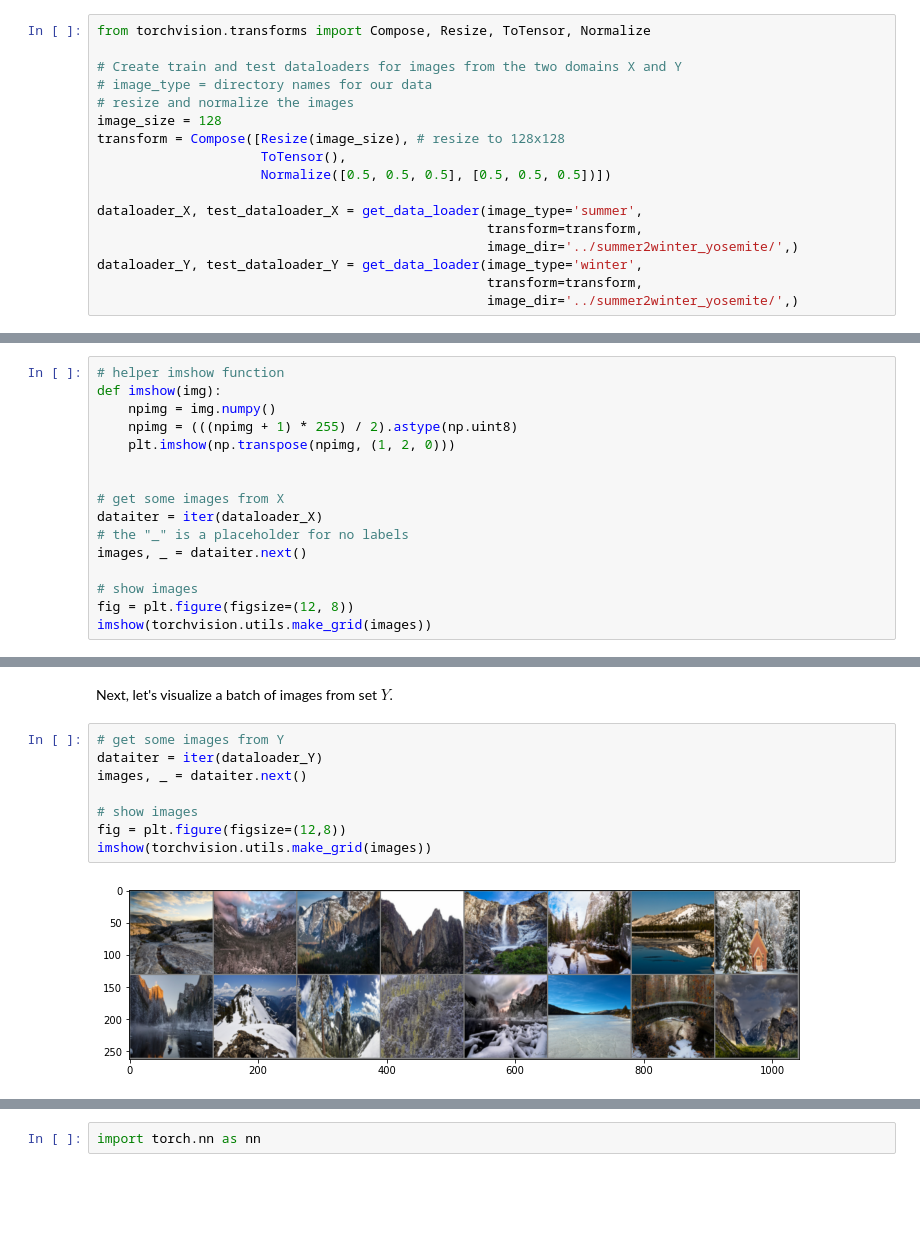
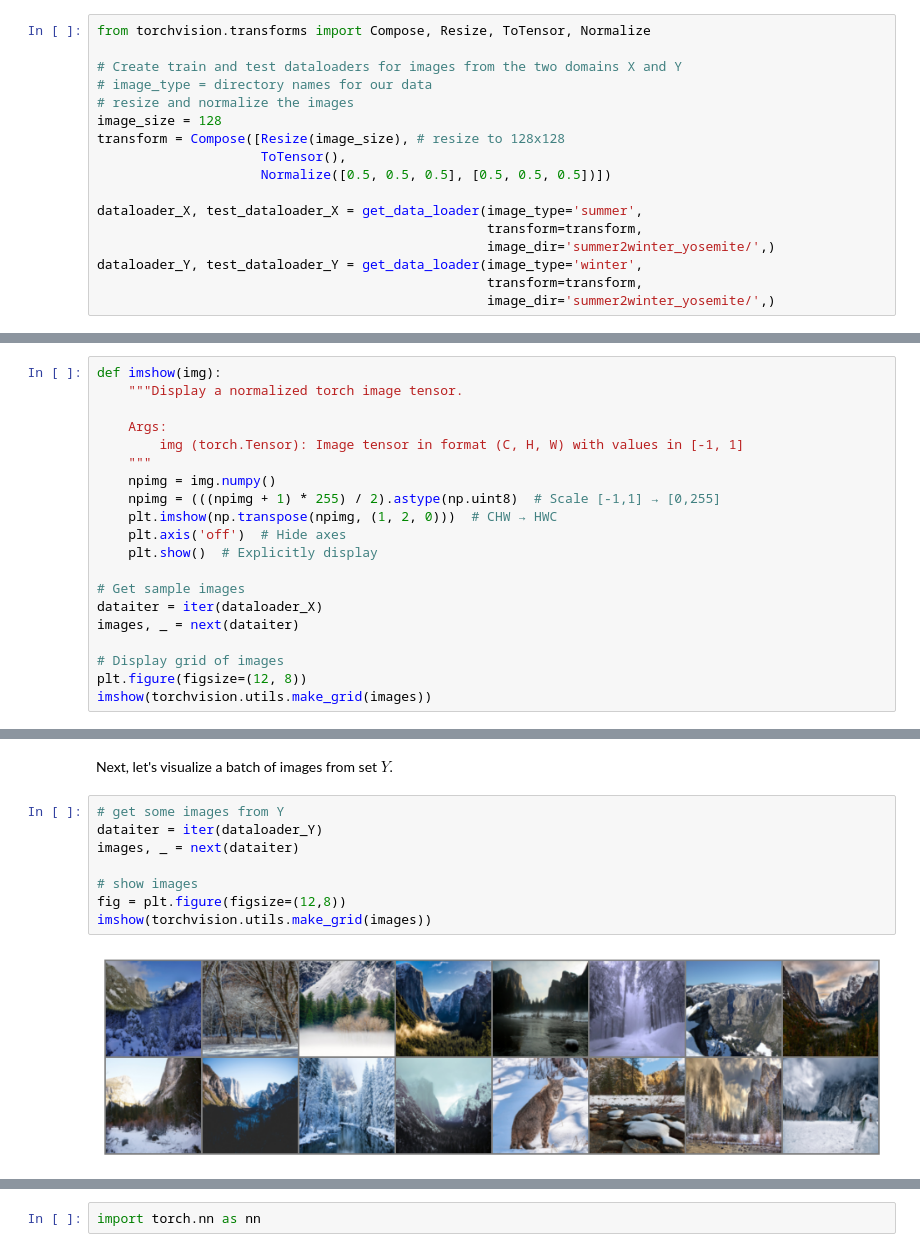
Before and after one commit to Chaklader/face_generation, a Jupyter notebook: lectures/CycleGAN/CycleGAN_Solution.ipynb, the cells around one changed output, grey strips where cells are left out. Saved outputs shown, nothing was run; the diff lists cells and outputs as text; blank space fills up the shorter version.

```diff
--- a/lectures/CycleGAN/CycleGAN_Solution.ipynb
+++ b/lectures/CycleGAN/CycleGAN_Solution.ipynb
@@ -238,7 +238,7 @@ transform = Compose([Resize(image_size), # resize to 128x128
 
 dataloader_X, test_dataloader_X = get_data_loader(image_type='summer',
                                                   transform=transform,
-                                                  image_dir='../summer2winter_yosemite/',)
+                                                  image_dir='summer2winter_yosemite/',)
 dataloader_Y, test_dataloader_Y = get_data_loader(image_type='winter',
                                                   transform=transform,
-                                                  image_dir='../summer2winter_yosemite/',)
+                                                  image_dir='summer2winter_yosemite/',)
@@ -249,19 +247,23 @@ FileNotFoundError: [Errno 2] No such file or directory: '../summer2winter_yosemi
 
 Below we provide a function `imshow` that reshape some given images and converts them to NumPy images so that they can be displayed by `plt`. This cell should display a grid that contains a batch of image data from set $X$.
 # %%
-# helper imshow function
 def imshow(img):
+    """Display a normalized torch image tensor.
+
+    Args:
+        img (torch.Tensor): Image tensor in format (C, H, W) with values in [-1, 1]
+    """
     npimg = img.numpy()
-    npimg = (((npimg + 1) * 255) / 2).astype(np.uint8)
-    plt.imshow(np.transpose(npimg, (1, 2, 0)))
+    npimg = (((npimg + 1) * 255) / 2).astype(np.uint8)  # Scale [-1,1] → [0,255]
+    plt.imshow(np.transpose(npimg, (1, 2, 0)))  # CHW → HWC
+    plt.axis('off')  # Hide axes
+    plt.show()  # Explicitly display
 
+# Get sample images
+dataiter = iter(dataloader_X)
+images, _ = next(dataiter)
 
-# get some images from X
-dataiter = iter(dataloader_X)
-# the "_" is a placeholder for no labels
-images, _ = dataiter.next()
-
-# show images
-fig = plt.figure(figsize=(12, 8))
+# Display grid of images
+plt.figure(figsize=(12, 8))
 imshow(torchvision.utils.make_grid(images))
 # %% [output]
@@ -271,13 +274,13 @@ Next, let's visualize a batch of images from set $Y$.
 # %%
 # get some images from Y
 dataiter = iter(dataloader_Y)
-images, _ = dataiter.next()
+images, _ = next(dataiter)
 
 # show images
 fig = plt.figure(figsize=(12,8))
 imshow(torchvision.utils.make_grid(images))
 # %% [output]
-[figure, old version]
+[figure, new version]
 # %% [markdown]
 ---
 ## Define the Model
```
Also changed, not shown: parts of 2 cells of this notebook.
